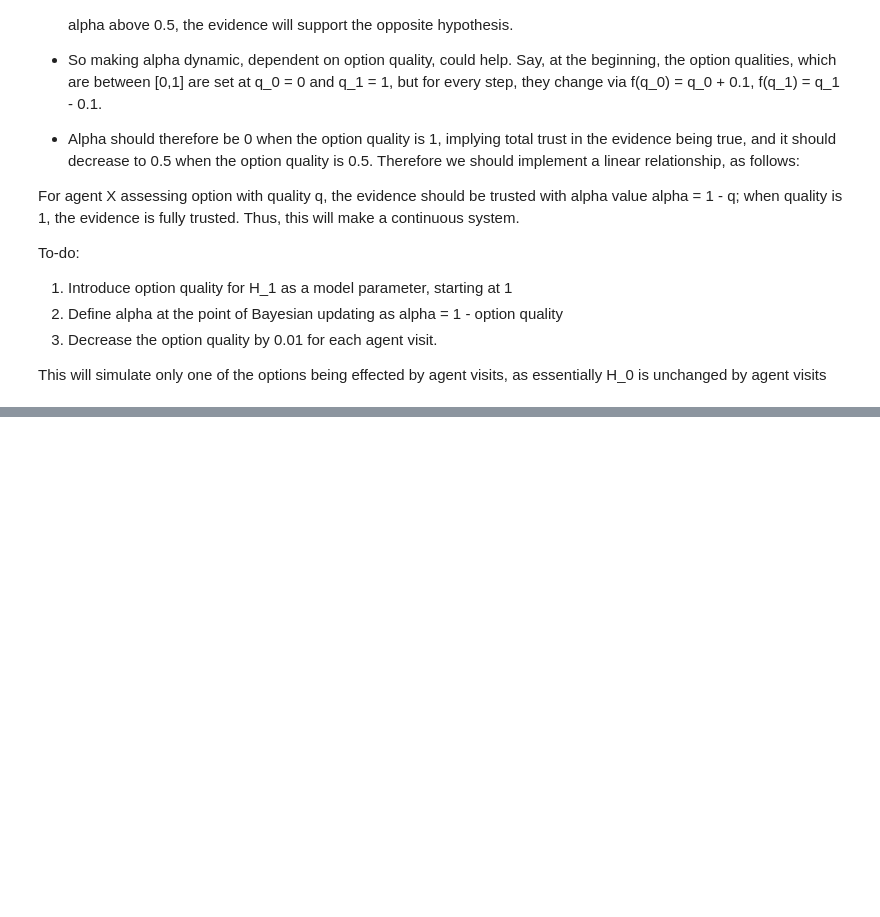
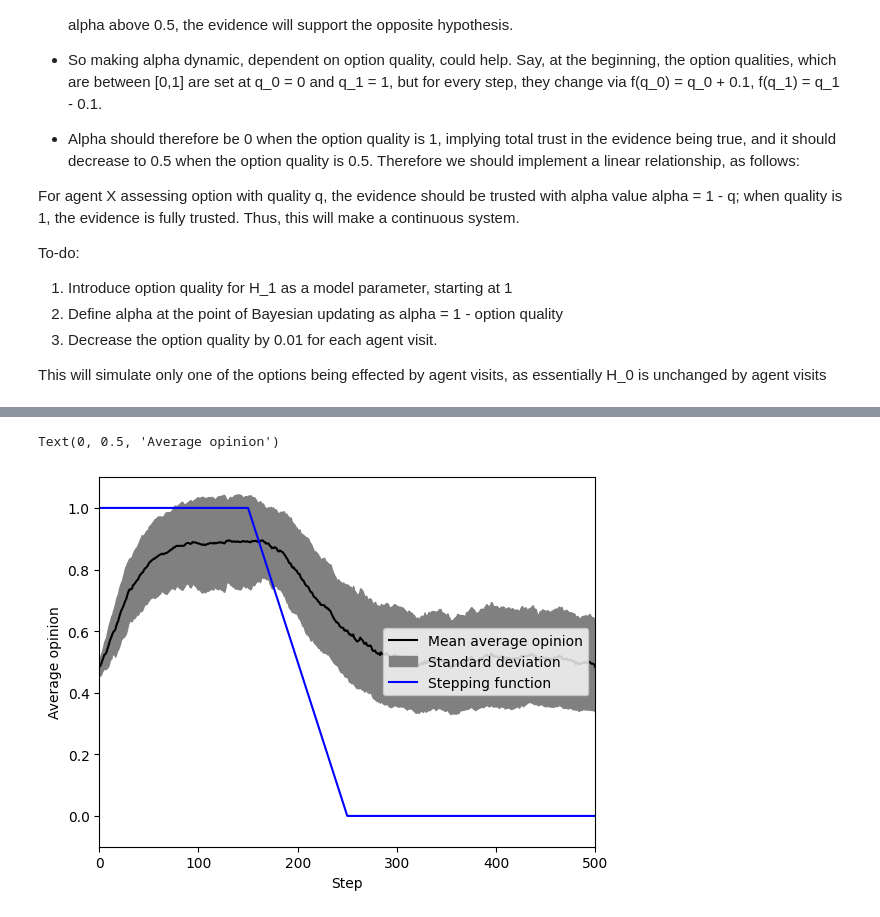
Before and after one commit to TheoLeVay1/Dynamic-Environments-in-Best-of-N, a Jupyter notebook: playground.ipynb, the cells around one changed output, grey strips where cells are left out. Saved outputs shown, nothing was run; the diff lists cells and outputs as text; code cells hidden in the pictures; blank space fills up the shorter version.

```diff
--- a/playground.ipynb
+++ b/playground.ipynb
@@ -385,0 +366,37 @@ Some potential quarms are that we may not want the option qualities to ever go t
+# %%
+iterations = 10
+max_steps = 500
+
+
+params = {"N": 100, "k": 3, "w": 1, "alpha": 0.05, "epsilon" : 0.02,
+          "pooling" : False, "uniform" : False, "dynamics" : "none",
+          "measures" : "none", "s_proportion" : 0}
+
+results = mesa.batch_run(Model,parameters=params,number_processes=1,
+                         data_collection_period=1,display_progress=True,
+                        iterations = iterations, max_steps=max_steps)
+
+results_df = pd.DataFrame(results)
+
+consensus_time = return_consensus_time(results_df, params, iterations)
+
+params = {"N": 100, "k": 3, "w": 1, "alpha": 0.05, "epsilon" : 0.02,
+          "pooling" : True, "uniform" : False, "dynamics" : "time_dynamic", "dynamic_point" : consensus_time,
+          "measures" : "none", "s_proportion" : 0}
+
+results = mesa.batch_run(Model,parameters=params,number_processes=1,
+                         data_collection_period=1,display_progress=True,
+                        iterations = iterations, max_steps=max_steps)
+
+results_df = pd.DataFrame(results)
+
+
+plot_average_opinion(results_df, iterations, max_steps)
+
+plt.xlabel('Step')
+plt.ylabel('Average opinion')
+
+# plt.savefig("Figures/Varied_av_op_plots/With_delay/Time_dynamic/100N_3k_1w_0.05alpha_0.02_epsilon.pdf")
+# %% [output]
+Text(0, 0.5, 'Average opinion')
+[figure, added]
```
Also changed, not shown: parts of 16 cells of this notebook, 39 other files.
